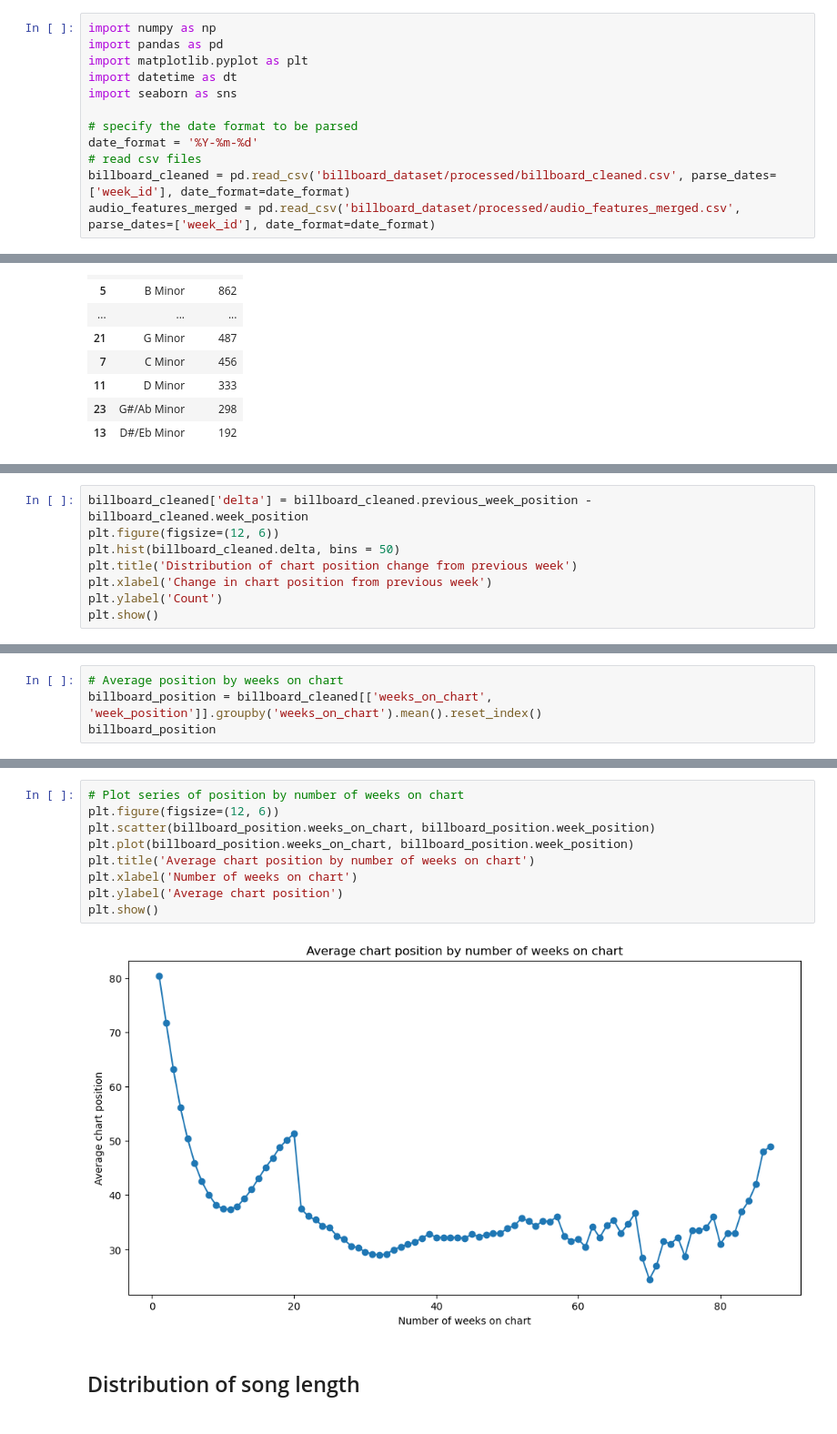
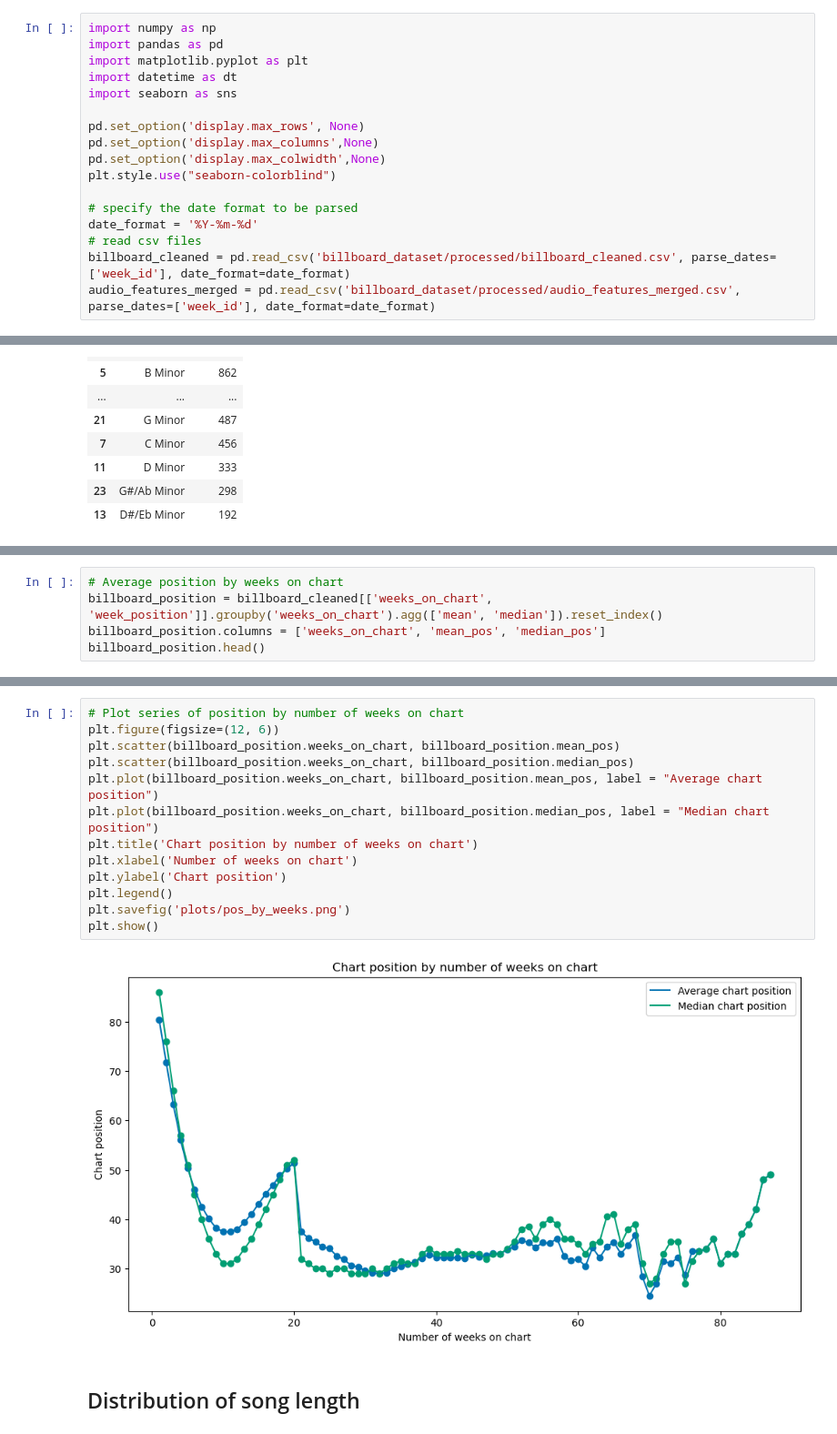
Before and after one commit to dliang5299/Spotify-Analysis, a Jupyter notebook: Deric_EDA.ipynb, the cells around one changed output, grey strips where cells are left out. Shown at 91% size. Saved outputs shown, nothing was run; the diff lists cells and outputs as text.

Commit message:
Plot themes and saves

```diff
--- a/Deric_EDA.ipynb
+++ b/Deric_EDA.ipynb
@@ -7,6 +7,11 @@ import matplotlib.pyplot as plt
 import datetime as dt
 import seaborn as sns
 
+pd.set_option('display.max_rows', None)
+pd.set_option('display.max_columns',None)
+pd.set_option('display.max_colwidth',None)
+plt.style.use("seaborn-colorblind")
+
 # specify the date format to be parsed
 date_format = '%Y-%m-%d'
 # read csv files
@@ -176,8 +146,0 @@ plt.show()
-# %%
-billboard_cleaned['delta'] = billboard_cleaned.previous_week_position - billboard_cleaned.week_position
-plt.figure(figsize=(12, 6))
-plt.hist(billboard_cleaned.delta, bins = 50)
-plt.title('Distribution of chart position change from previous week')
-plt.xlabel('Change in chart position from previous week')
-plt.ylabel('Count')
-plt.show()
@@ -188,5 +149,6 @@ plt.show()
 # %%
 # Average position by weeks on chart
-billboard_position = billboard_cleaned[['weeks_on_chart', 'week_position']].groupby('weeks_on_chart').mean().reset_index()
-billboard_position
+billboard_position = billboard_cleaned[['weeks_on_chart', 'week_position']].groupby('weeks_on_chart').agg(['mean', 'median']).reset_index()
+billboard_position.columns = ['weeks_on_chart', 'mean_pos', 'median_pos']
+billboard_position.head()
 # %% [output]
@@ -206,13 +161,17 @@ billboard_position
 # %%
 # Plot series of position by number of weeks on chart
 plt.figure(figsize=(12, 6))
-plt.scatter(billboard_position.weeks_on_chart, billboard_position.week_position)
-plt.plot(billboard_position.weeks_on_chart, billboard_position.week_position)
-plt.title('Average chart position by number of weeks on chart')
+plt.scatter(billboard_position.weeks_on_chart, billboard_position.mean_pos)
+plt.scatter(billboard_position.weeks_on_chart, billboard_position.median_pos)
+plt.plot(billboard_position.weeks_on_chart, billboard_position.mean_pos, label = "Average chart position")
+plt.plot(billboard_position.weeks_on_chart, billboard_position.median_pos, label = "Median chart position")
+plt.title('Chart position by number of weeks on chart')
 plt.xlabel('Number of weeks on chart')
-plt.ylabel('Average chart position')
+plt.ylabel('Chart position')
+plt.legend()
+plt.savefig('plots/pos_by_weeks.png')
 plt.show()
 # %% [output]
-[figure, old version]
+[figure, new version]
 # %% [markdown]
 ## Distribution of song length
```
Also changed, not shown: parts of 13 cells of this notebook, 4 other files.
